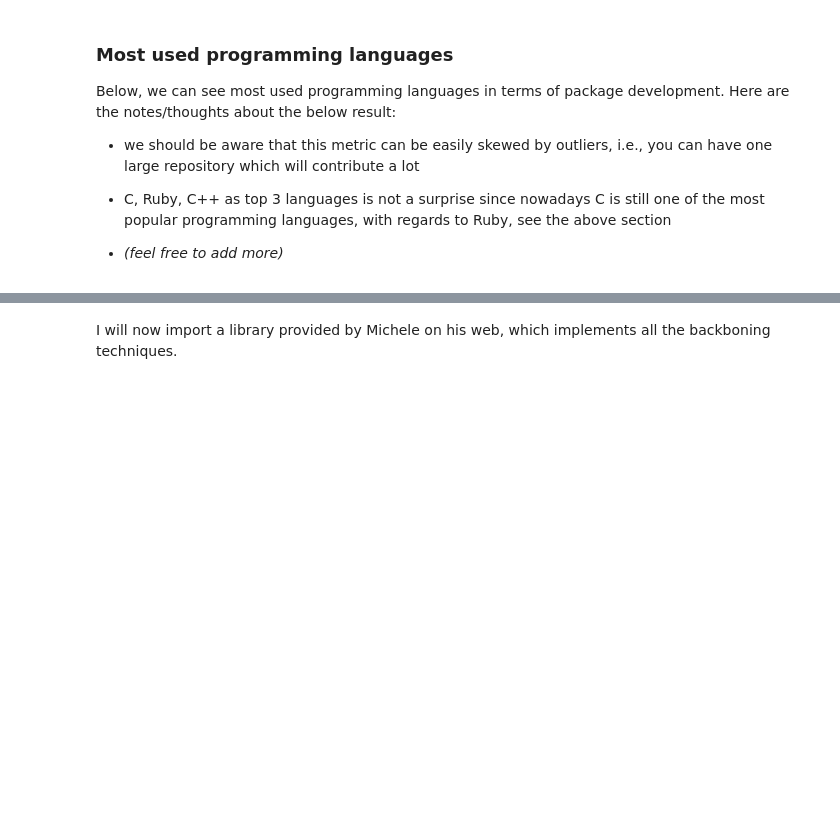
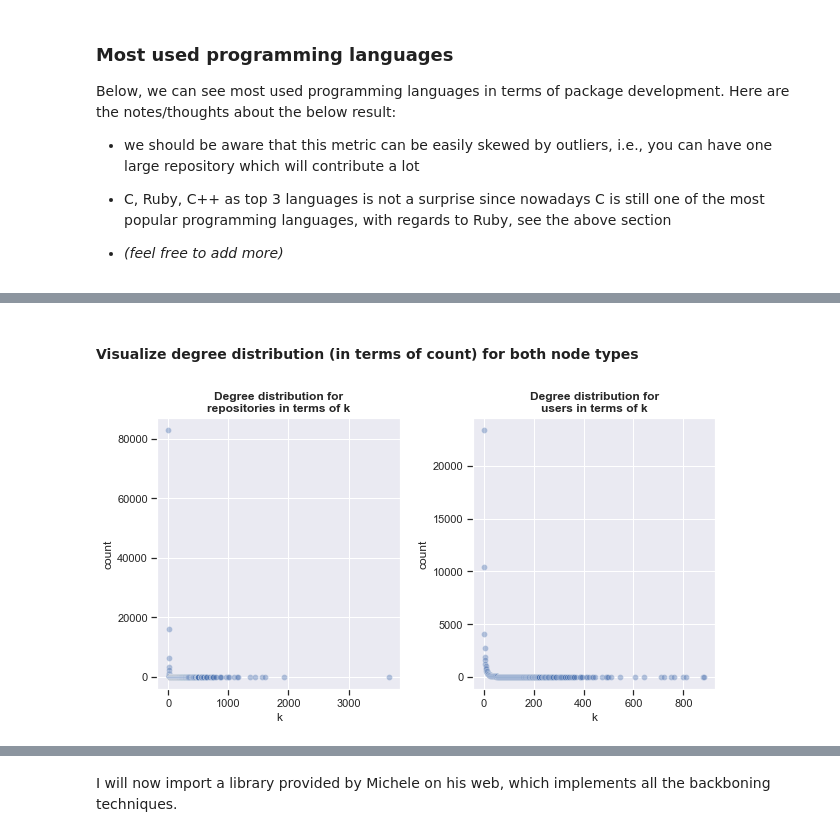
Before and after one commit to lukyrasocha/github-recommendation-system, a Jupyter notebook: main.ipynb, the cells around one changed output, grey strips where cells are left out. Saved outputs shown, nothing was run; the diff lists cells and outputs as text; code cells hidden in the pictures; blank space fills up the shorter version.

```diff
--- a/main.ipynb
+++ b/main.ipynb
@@ -467,0 +427,5 @@ plt.show()
+# %%
+repos_degree = [G.degree(n) for n in G.nodes() if n[0] == 'r']
+dd_repos = Counter(repos_degree)
+dd_repos = pd.DataFrame(list(dd_repos.items()), columns = ("k", "count")).sort_values(by = "k")
+dd_repos.head()
@@ -467,0 +441,5 @@ plt.show()
+# %%
+user_degree = [G.degree(n) for n in G.nodes() if n[0] == 'u']
+dd_user = Counter(user_degree)
+dd_user = pd.DataFrame(list(dd_user.items()), columns = ("k", "count")).sort_values(by = "k")
+dd_user.head()
@@ -467,0 +453,16 @@ plt.show()
+# %% [markdown]
+#### Visualize degree distribution (in terms of count) for both node types
+# %%
+# Define axs and figure
+fig, axs = plt.subplots(1, 2, figsize=(10, 5))
+plt.subplots_adjust(wspace=.3)
+
+# Plot the data
+for ax, data, which_category in zip(axs, [dd_repos, dd_user], ["repositories", "users"]):
+    sns.scatterplot(data=data, x="k", y="count", ax=ax, alpha=0.4)
+    ax.set_title(f"Degree distribution for\n{which_category} in terms of k", weight = "bold")
+
+# Save the plot
+plt.savefig(f"{PATH_TO['data']['figures']}/dd_bipartite_count.jpg")
+# %% [output]
+[figure, added]
```
Also changed, not shown: parts of 61 cells of this notebook, 6 other files.
